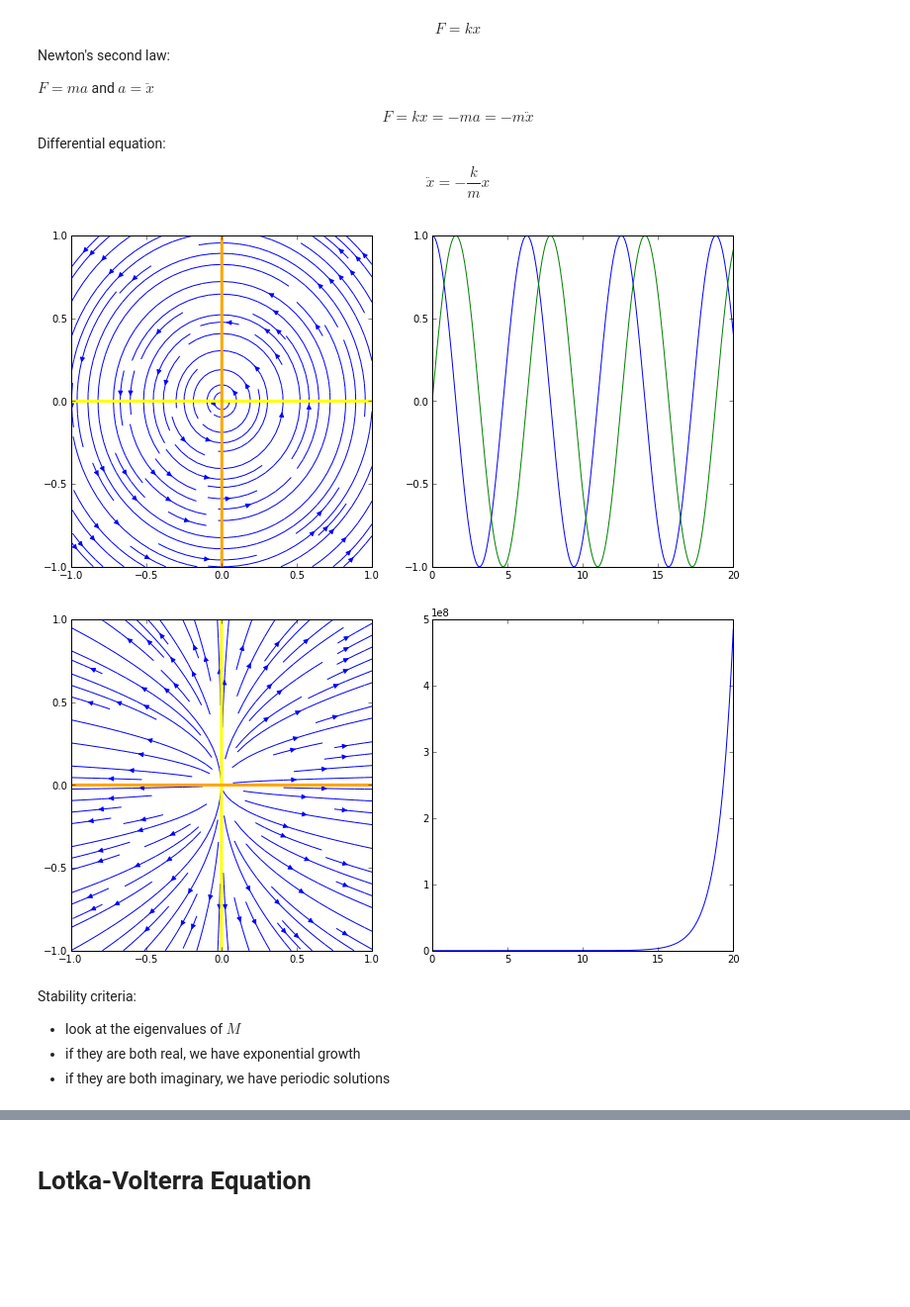
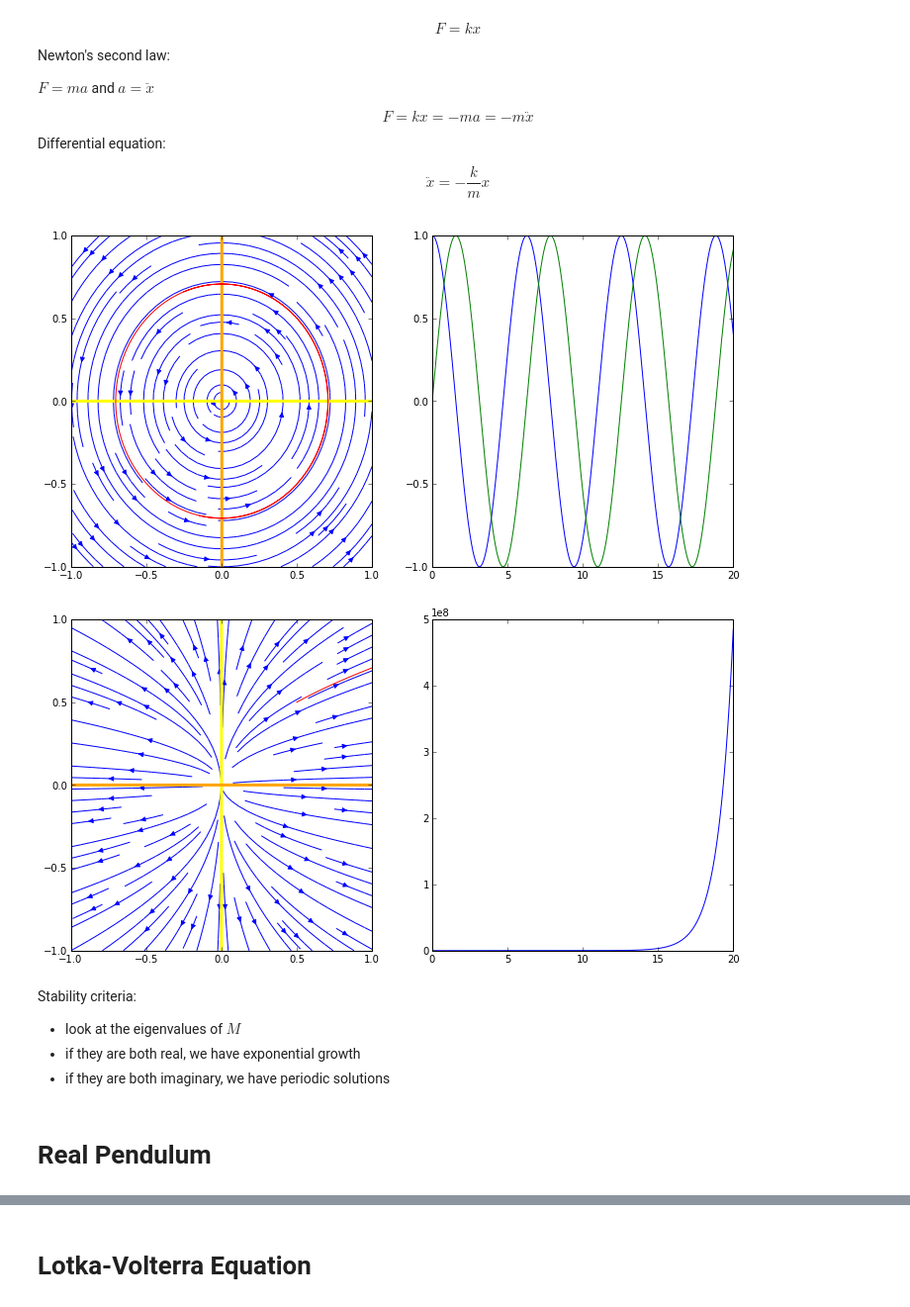
Before and after one commit to tmbdev-teaching/teaching-simso, a Jupyter notebook: 62-diffeqs-in-biology.ipynb, the cells around one changed output, grey strips where cells are left out. Shown at 99% size. Saved outputs shown, nothing was run; the diff lists cells and outputs as text; code cells hidden in the pictures; blank space fills up the shorter version.

```diff
--- a/62-diffeqs-in-biology.ipynb
+++ b/62-diffeqs-in-biology.ipynb
@@ -94,5 +98,5 @@ mathaxes(); plot(x,g(x,0))
 # %%
-for start in linspace(-1.0,1.0,10):
+for start in linspace(-2,2,40):
     t = linspace(0.0,20.0,1000)
     x = odeint(g,start,t)
     plot(t,x)
@@ -190,7 +194,8 @@ Differential equation:
 
 $$ \ddot x = - \frac{k}{m} x $$
 # %%
-def odeanalyze(f,phase=(-1,-1,1,1),time=(0,20),start=(1.0,0.0),ma=False):
+
+def odeanalyze(f,phase=(-1,-1,1,1),time=(0,20),start=(1.0,0.0),ma=False,limit=None,ltime=None,lN=10000,lstart=None):
     figsize(12,6)
     x,y = meshgrid(linspace(phase[0],phase[2],100),linspace(phase[1],phase[3],100))
     dx,dy = f(x,y)
@@ -200,6 +205,13 @@ def odeanalyze(f,phase=(-1,-1,1,1),time=(0,20),start=(1.0,0.0),ma=False):
     contour(x,y,dx,levels=[0],linewidths=3,colors='yellow')
     contour(x,y,dy,levels=[0],linewidths=3,colors='orange')
     def g(x,t): return f(x[0],x[1])
+    if limit is not None:
+        ltime = (ltime or time)
+        t = linspace(ltime[0],ltime[1],10000)
+        x = odeint(g,array(limit),t)
+        x = x[(x[:,0]>phase[0])*(x[:,1]>phase[1])*(x[:,0]<phase[2])*(x[:,1]<phase[3])]
+        if lstart is None: lstart = lN//2
+        plot(x[lstart:,0],x[lstart:,1],color='red')
     t = linspace(time[0],time[1],1000)
     x = odeint(g,array(start),t)
     subplot(122)
@@ -207,17 +219,19 @@ def odeanalyze(f,phase=(-1,-1,1,1),time=(0,20),start=(1.0,0.0),ma=False):
     plot(t,x[:,0]); plot(t,x[:,1])
 # %%
 def f(x,y): return (-y,x)
-odeanalyze(f)
+odeanalyze(f,limit=(0.5,0.5))
 # %% [output]
-[figure, old version]
+[figure, new version]
 # %%
 def f(x,y): return (x,0.5*y)
-odeanalyze(f)
+odeanalyze(f,limit=(0.5,0.5),lstart=0)
 # %% [output]
-[figure, old version]
+[figure, new version]
 # %% [markdown]
 Stability criteria:
 
 - look at the eigenvalues of $M$
 - if they are both real, we have exponential growth
 - if they are both imaginary, we have periodic solutions
+# %% [markdown]
+# Real Pendulum
```
Also changed, not shown: parts of 37 cells of this notebook, 1 other file.
